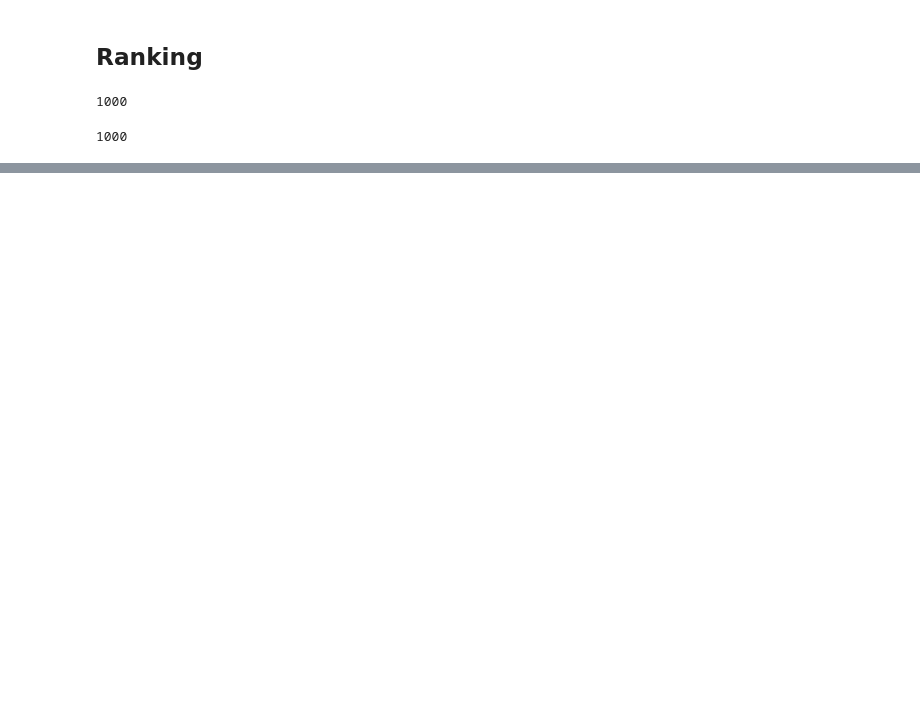
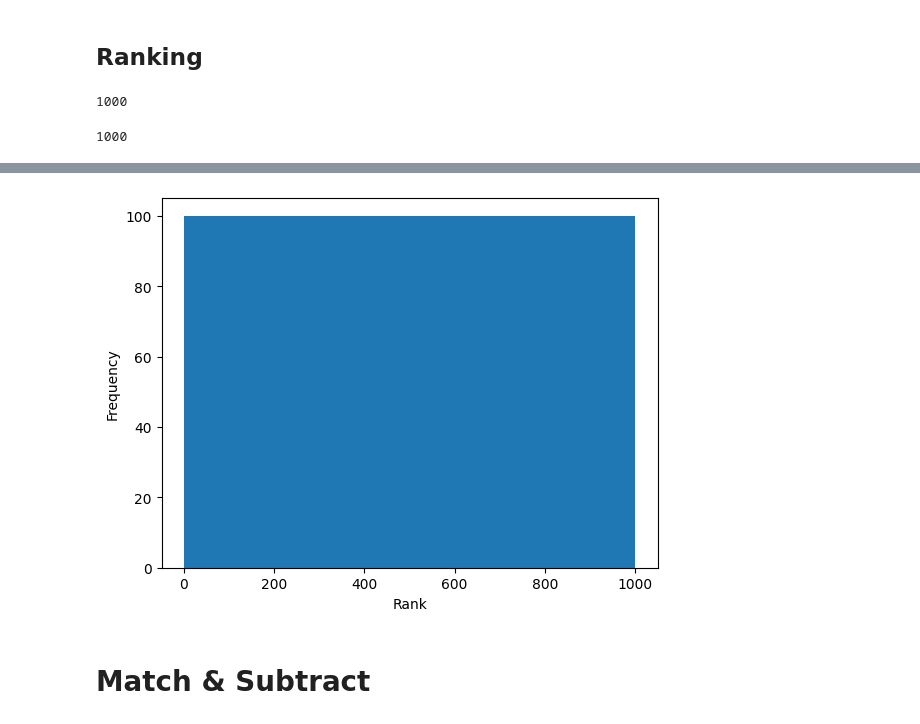
Before and after one commit to lourdesbalane/advent-of-code, a Jupyter notebook: day_1.ipynb, the cells around one changed output, grey strips where cells are left out. Drawn from its saved outputs; the diff is of its cells as text; code cells hidden in the pictures; blank space fills up the shorter version.

```diff
--- a/day_1.ipynb
+++ b/day_1.ipynb
@@ -1067,7 +1071,8 @@ len(pd.unique(df_lists["left_rank"]))
 # %% [output]
 1000
 # %%
-df_lists["right_rank"] = df_lists["right"].rank(method="first")
-len(pd.unique(df_lists["right_rank"]))
+right_rank = df_lists["right"].rank(method="first").values
+df_lists["right_rank"] = right_rank
+len(np.unique(right_rank))
 # %% [output]
 1000
@@ -1073,0 +1102,9 @@ len(pd.unique(df_lists["right_rank"]))
+# %%
+plt.hist(right_rank)
+plt.xlabel("Rank")
+plt.ylabel("Frequency")
+plt.show()
+# %% [output]
+[figure, added]
+# %% [markdown]
+# Match & Subtract
```
Also changed, not shown: parts of 10 cells of this notebook.
